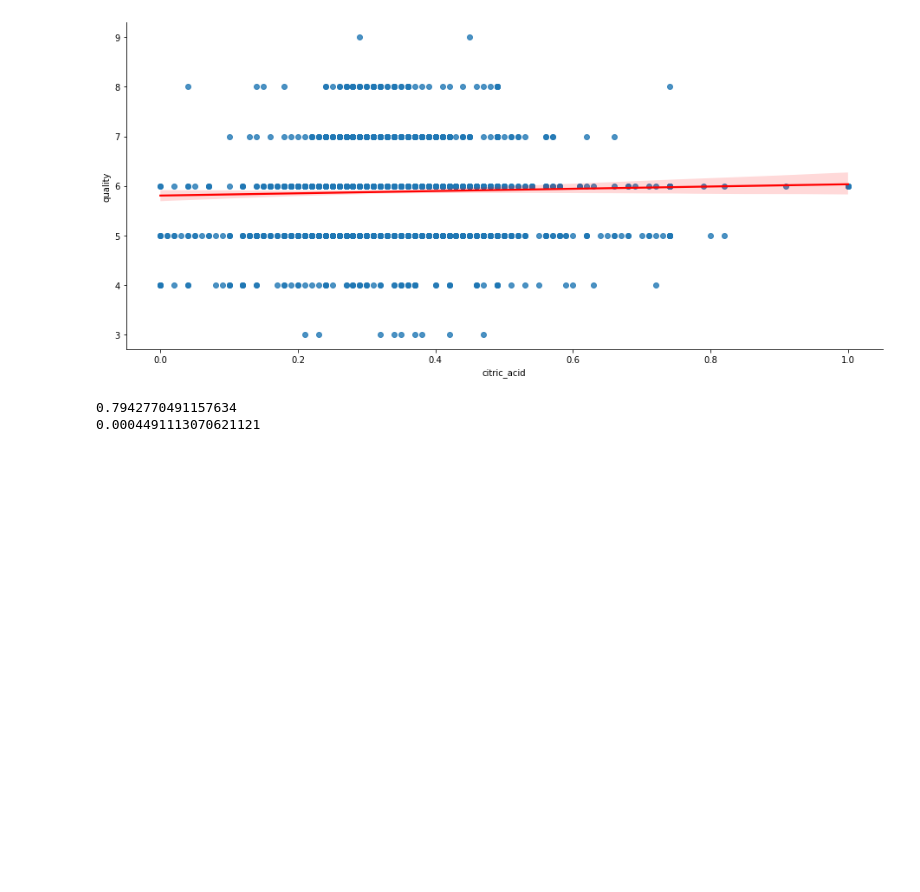
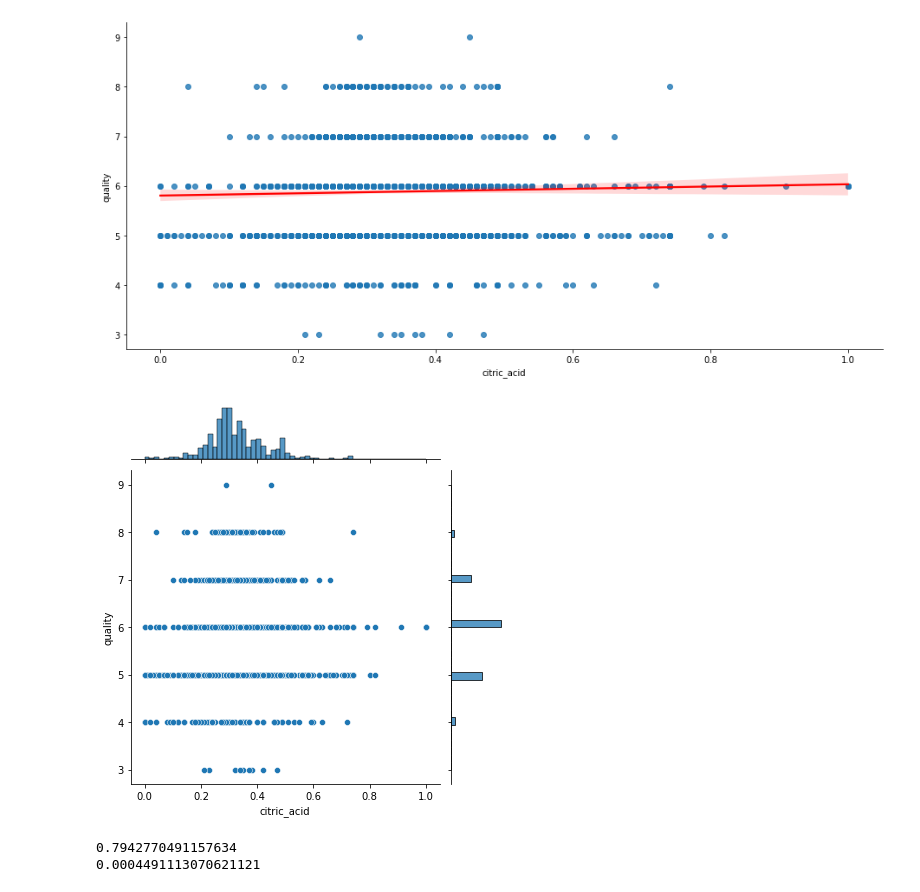
Before and after one commit to MrEnigmamgine/jtl_wine_quality, a Jupyter notebook: Luis_working_notebook.ipynb, the cells around one changed output. Drawn from its saved outputs; the diff is of its cells as text; code cells hidden in the pictures; blank space fills up the shorter version.

```diff
--- a/Luis_working_notebook.ipynb
+++ b/Luis_working_notebook.ipynb
@@ -334,6 +340,13 @@ quality_and_citric_acid = sns.pairplot(train, kind='reg', plot_kws={'line_kws':{
 quality_and_citric_acid.fig.set_size_inches(16,7)
 # %% [output]
 [figure]
+# %%
+sns.jointplot(x="citric_acid", y="quality", data=train)
+plt.xlabel("citric_acid")
+plt.ylabel("quality")
+plt.show()
+# %% [output]
+[figure, added]
 # %%
 print(train.quality.var())
 print(train.chlorides.var())
```
Also changed, not shown: parts of 17 cells of this notebook.
